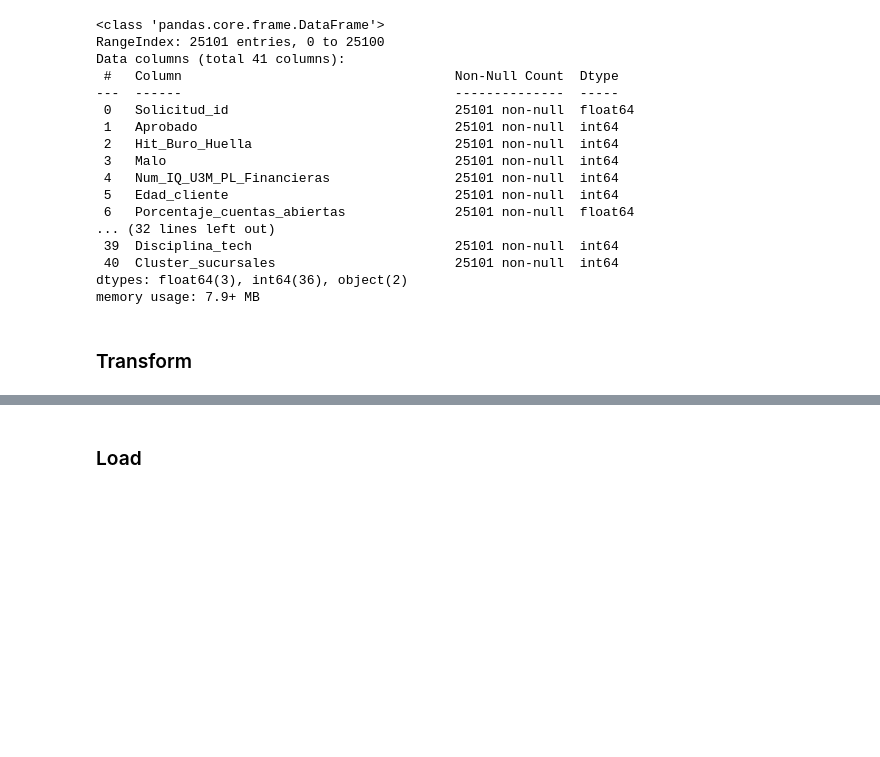
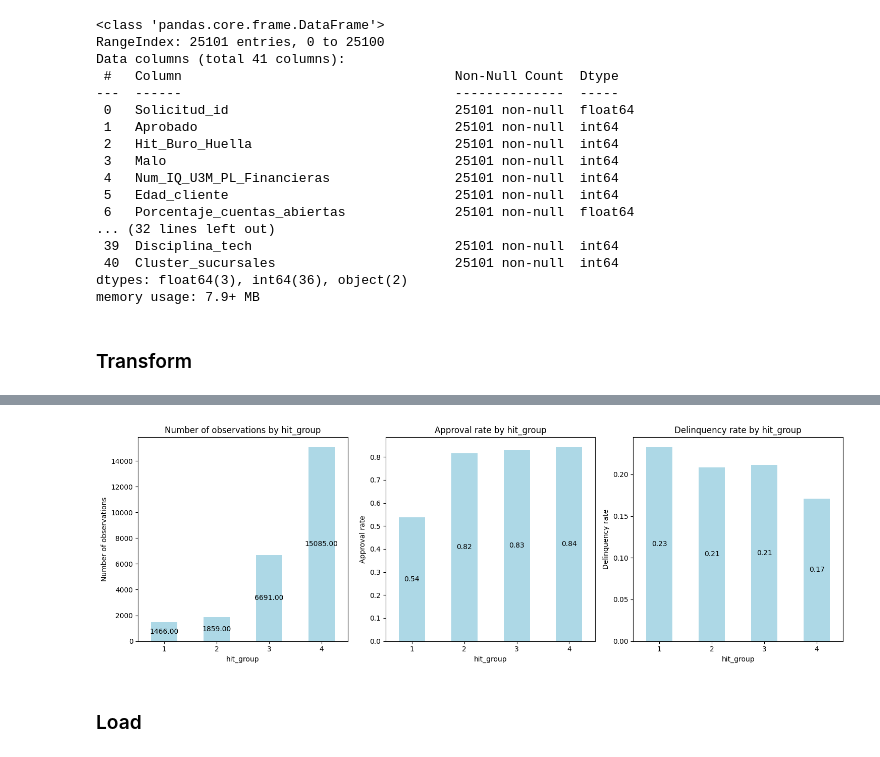
Before and after one commit to magotronico/DataAnalysis_and_AI, a Jupyter notebook: period_2/challenge/training_etl.ipynb, the cells around one changed output, grey strips where cells are left out. Drawn from its saved outputs; the diff is of its cells as text; code cells hidden in the pictures; blank space fills up the shorter version.

Commit message:
First approach in training ETL, preliminar observations categoting done

```diff
--- a/period_2/challenge/training_etl.ipynb
+++ b/period_2/challenge/training_etl.ipynb
@@ -154,0 +157,7 @@ memory usage: 7.9+ MB
+# %%
+#Create a copy of the original dataframe
+df_copy = df.copy(deep=True)
+# Estandarize columns names (lowercase and without accents)
+df_copy.columns = [unidecode(str(col)).lower() for col in df.columns]
+# Replace 'contabilidad' with 'contactabilidad' in column name
+df_copy.columns = df_copy.columns.str.replace('contabilidad', 'contactabilidad')
@@ -154,0 +166,13 @@ memory usage: 7.9+ MB
+# %%
+# Split hit_buro_huella into hit_buro and hit_huella
+df_copy['hit_buro_huella'] = df_copy['hit_buro_huella'].apply(lambda x: f'{x:02d}')
+df_copy['hit_buro'] = df_copy['hit_buro_huella'].str[0].astype(int)
+df_copy['hit_huella'] = df_copy['hit_buro_huella'].str[1].astype(int)
+df_copy.insert(3, 'hit_buro', df_copy.pop('hit_buro'))
+df_copy.insert(4, 'hit_huella', df_copy.pop('hit_huella'))
+df_copy.drop('hit_buro_huella', axis=1, inplace=True)
+
+# Grouping info by hit_buro and hit_huella into 4 categories: {1: 00, 2: 01, 3: 10, 4: 11}
+df_copy['hit_group'] = df_copy['hit_buro'].astype(str) + df_copy['hit_huella'].astype(str)
+df_copy['hit_group'] = df_copy['hit_group'].map({'00': 1, '01': 2, '10': 3, '11': 4})
+df_copy.insert(4, 'hit_group', df_copy.pop('hit_group'))
@@ -155,3 +190,47 @@ memory usage: 7.9+ MB
+# %%
+import matplotlib.pyplot as plt
+import seaborn as sns
+import numpy as np
+
+# Number of observations by hit_group
+obs_by_hit_group = df_copy['hit_group'].value_counts().sort_index()
+
+# Approval rate by hit_group
+approval_rate_by_hit_group = df_copy.groupby('hit_group')['aprobado'].mean()
+
+# Delinquency rate by hit_group: mean of 'malo' column if 'aprobado' == 1
+delinquency_rate_by_hit_group = df_copy[df_copy['aprobado'] == 1].groupby('hit_group')['malo'].mean()
+
+# Plotting the results
+fig, ax = plt.subplots(1, 3, figsize=(15, 5))
+
+# Number of observations by hit_group
+obs_by_hit_group.plot(kind='bar', ax=ax[0], color='lightblue')
+ax[0].set_title('Number of observations by hit_group')
+ax[0].set_xlabel('hit_group')
+ax[0].set_ylabel('Number of observations')
+
+# Approval rate by hit_group
+approval_rate_by_hit_group.plot(kind='bar', ax=ax[1], color='lightblue')
+ax[1].set_title('Approval rate by hit_group')
+ax[1].set_xlabel('hit_group')
+ax[1].set_ylabel('Approval rate')
+
+# Delinquency rate by hit_group
+delinquency_rate_by_hit_group.plot(kind='bar', ax=ax[2], color='lightblue')
+ax[2].set_title('Delinquency rate by hit_group')
+ax[2].set_xlabel('hit_group')
+ax[2].set_ylabel('Delinquency rate')
+
+for i in range(3):
+    ax[i].set_xticklabels(ax[i].get_xticklabels(), rotation=0)
+    for p in ax[i].patches:
+        ax[i].annotate(f'{p.get_height():.2f}', (p.get_x() + p.get_width() / 2., p.get_height() / 2.), ha='center', va='center', xytext=(0, 0), textcoords='offset points')
+
+plt.tight_layout()
+plt.show()
+# %% [output]
+[figure, added]
 # %% [markdown]
 ### Load
 # %% [markdown]
```
Also changed, not shown: parts of 3 cells of this notebook.
